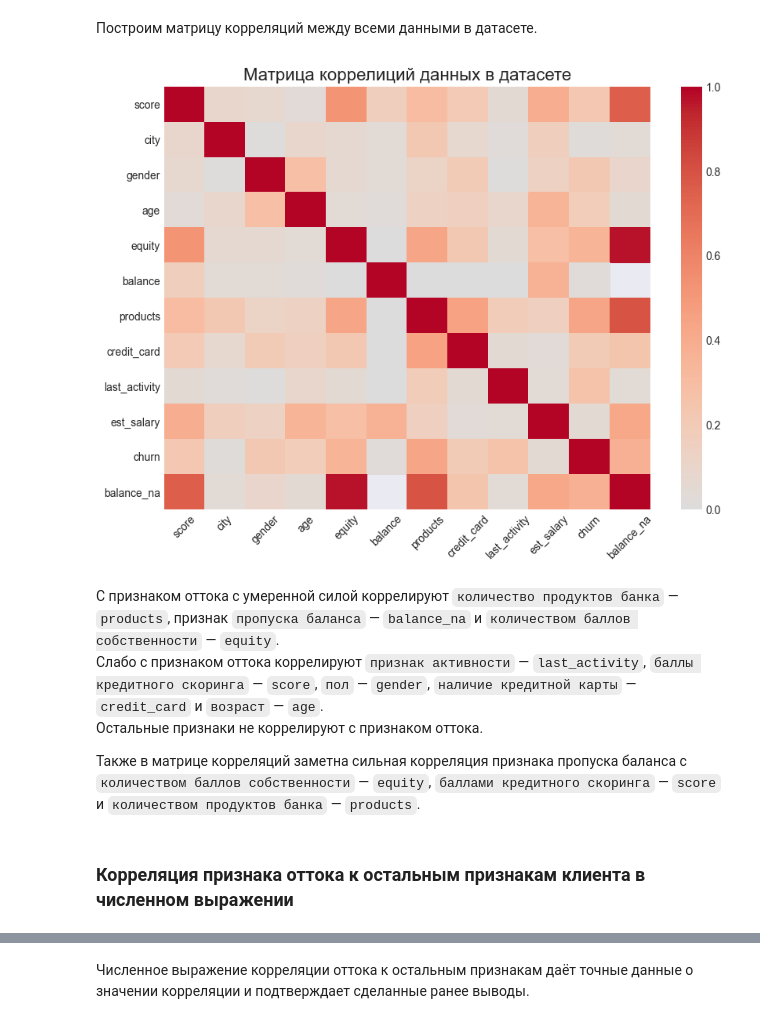
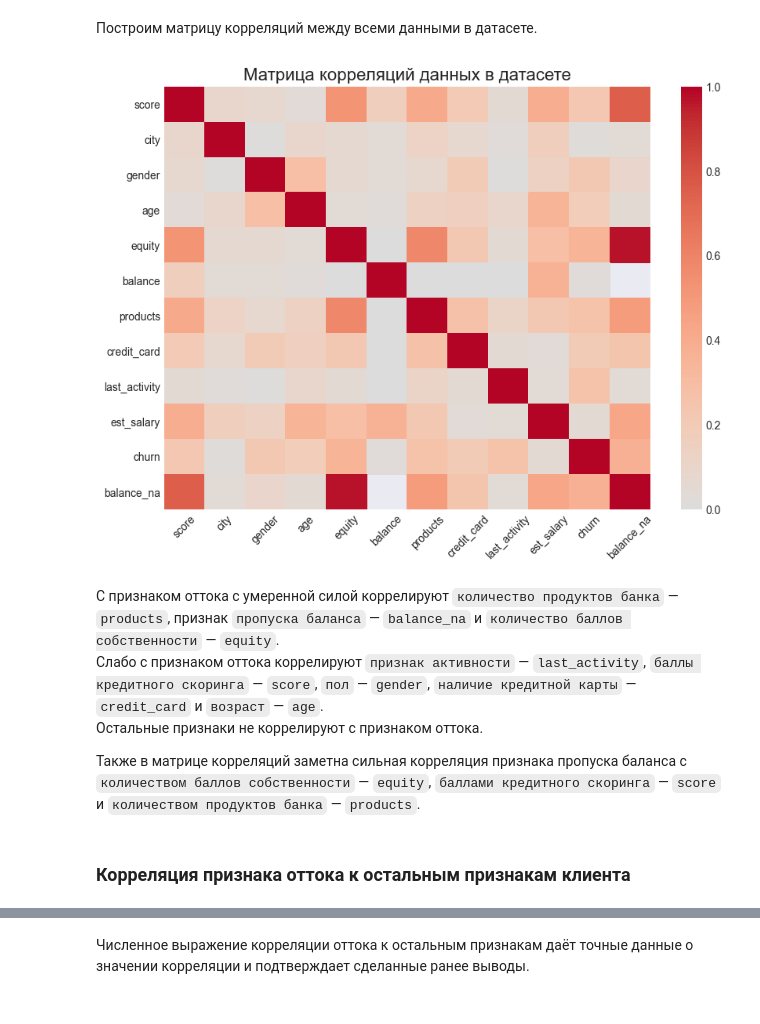
Before and after one commit to SavelevD/Data_analyst_portfolio, a Jupyter notebook: Yandex_DA/Churn_users/Churn_users.ipynb, the cells around one changed output, grey strips where cells are left out. Saved outputs shown, nothing was run; the diff lists cells and outputs as text; code cells hidden in the pictures.

```diff
--- a/Yandex_DA/Churn_users/Churn_users.ipynb
+++ b/Yandex_DA/Churn_users/Churn_users.ipynb
@@ -338,0 +343,3 @@ df[df['products'] == 0]
+# %%
+df = df.query('products > 0')
+df['products'].value_counts()
@@ -637,20 +658,20 @@ common_churn_percent
 # %%
 fig = plt.figure(figsize=(10, 7))
 
 sns.heatmap(phik_overview,
             cmap='coolwarm',
             center=0)
 
 plt.xticks(rotation=45)
-plt.title('Матрица коррелиций данных в датасете', fontsize=16)
+plt.title('Матрица корреляций данных в датасете', fontsize=16)
 plt.show()
 # %% [output]
-[figure, old version]
+[figure, new version]
 # %% [markdown]
-С признаком оттока с умеренной силой коррелируют `количество продуктов банка` — `products`, признак `пропуска баланса` — `balance_na` и `количеством баллов собственности` — `equity`.
+С признаком оттока с умеренной силой коррелируют `количество продуктов банка` — `products`, признак `пропуска баланса` — `balance_na` и `количество баллов собственности` — `equity`.
 Слабо с признаком оттока коррелируют `признак активности` — `last_activity`, `баллы кредитного скоринга` — `score`, `пол` — `gender`, `наличие кредитной карты` — `credit_card` и `возраст` — `age`.
 Остальные признаки не коррелируют с признаком оттока.
 
 Также в матрице корреляций заметна сильная корреляция признака пропуска баланса с `количеством баллов собственности` — `equity`, `баллами кредитного скоринга` — `score` и `количеством продуктов банка` — `products`.
 # %% [markdown]
-### Корреляция признака оттока к остальным признакам клиента в численном выражении <a id='phik'></a>
+### Корреляция признака оттока к остальным признакам клиента<a id='phik'></a>
```
Also changed, not shown: parts of 139 cells of this notebook, 1 other file.
